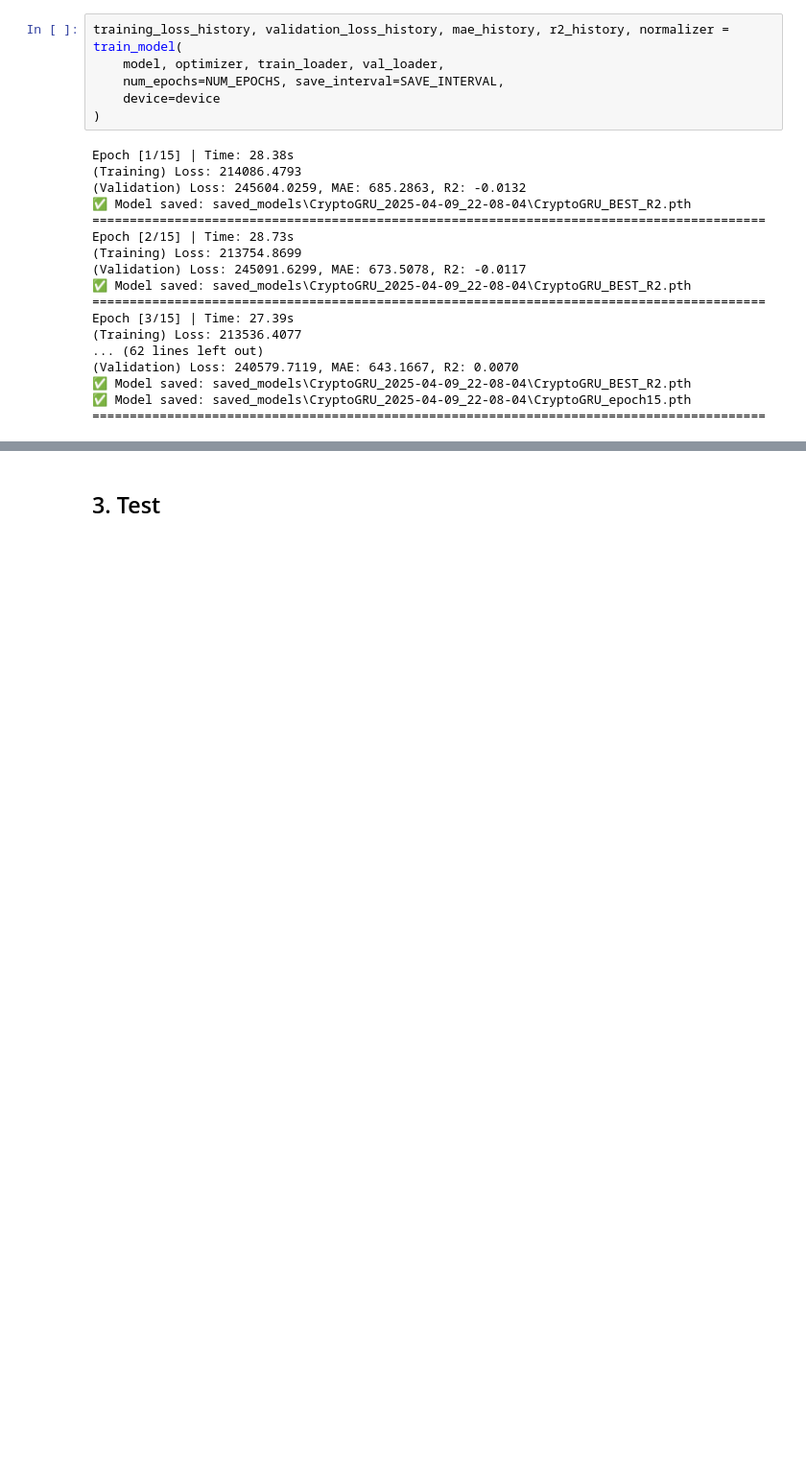
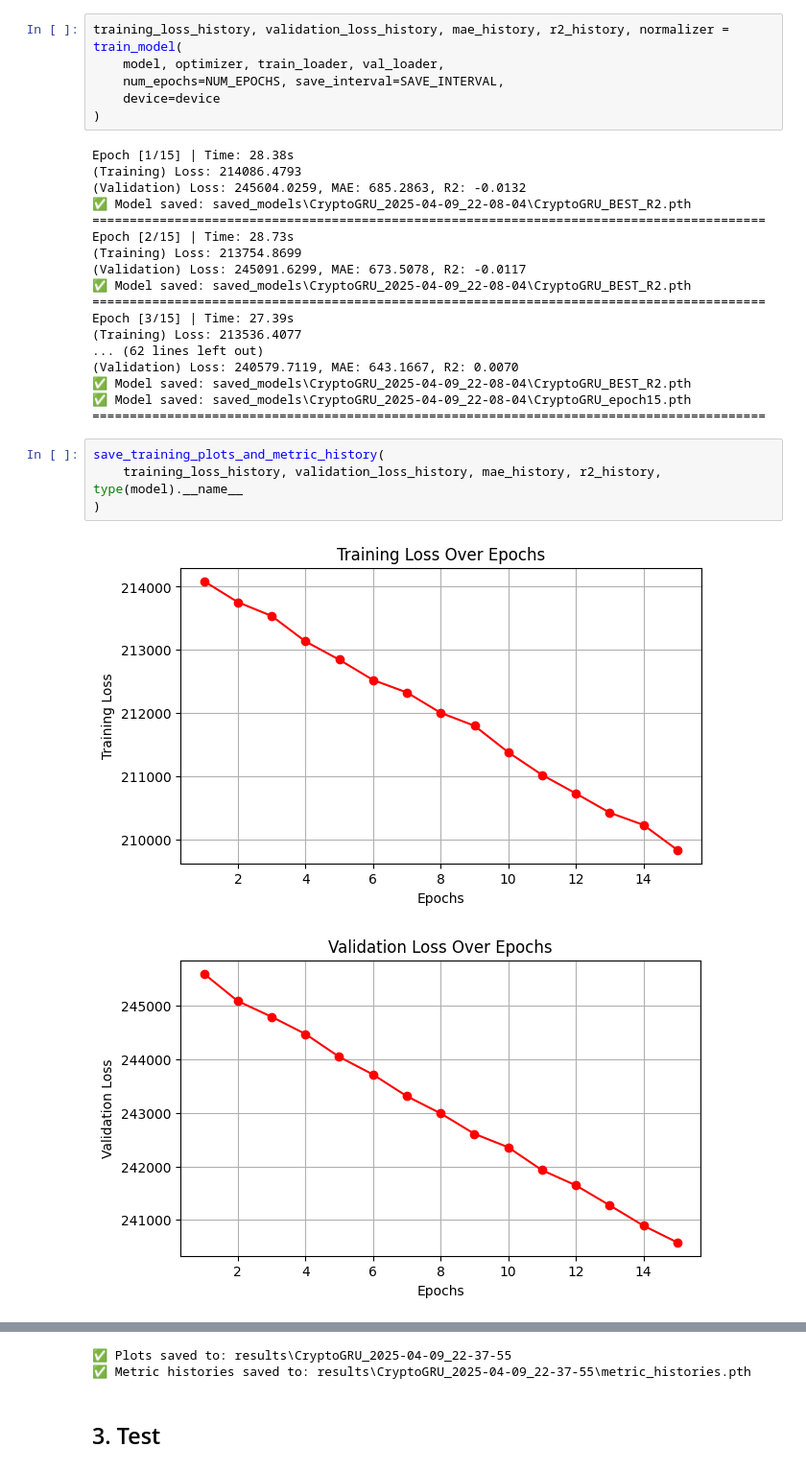
Before and after one commit to shinbeann/Digital-Asset-Prediction, a Jupyter notebook: notebooks/model_training.ipynb, the cells around one changed output, grey strips where cells are left out. Shown at 96% size. Drawn from its saved outputs; the diff is of its cells as text; blank space fills up the shorter version.

Commit message:
Added metric plotting and saving. Phasing out old kaggle dataset related material.

```diff
--- a/notebooks/model_training.ipynb
+++ b/notebooks/model_training.ipynb
@@ -121,3 +121,10 @@ Epoch [3/15] | Time: 27.39s
 ✅ Model saved: saved_models\CryptoGRU_2025-04-09_22-08-04\CryptoGRU_BEST_R2.pth
 ✅ Model saved: saved_models\CryptoGRU_2025-04-09_22-08-04\CryptoGRU_epoch15.pth
 ==========================================================================================
+# %%
+save_training_plots_and_metric_history(
+    training_loss_history, validation_loss_history, mae_history, r2_history, type(model).__name__
+)
+# %% [output]
+[figure, added]
+[figure, added]
@@ -124,3 +133,5 @@ Epoch [3/15] | Time: 27.39s
+✅ Plots saved to: results\CryptoGRU_2025-04-09_22-37-55
+✅ Metric histories saved to: results\CryptoGRU_2025-04-09_22-37-55\metric_histories.pth
 # %% [markdown]
 ## 3. Test
 # %%
```
Also changed, not shown: parts of 1 cell of this notebook, 2 other files.
